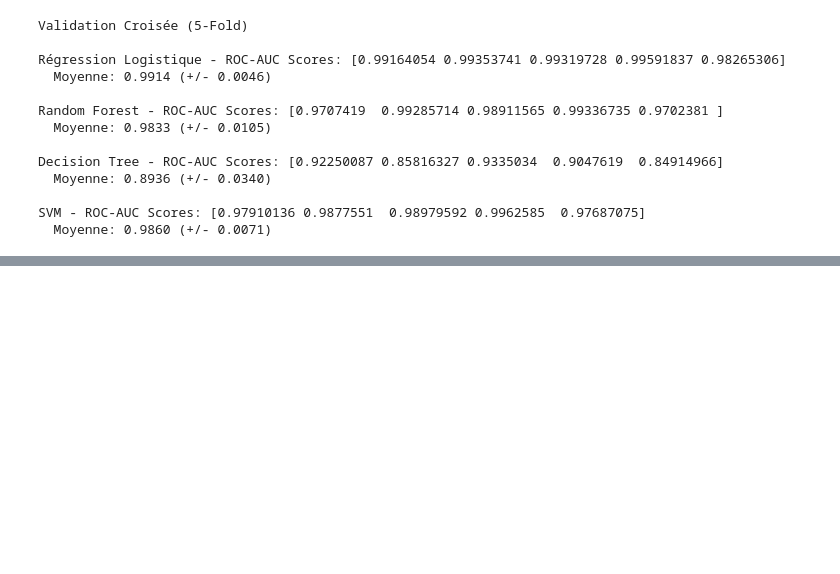
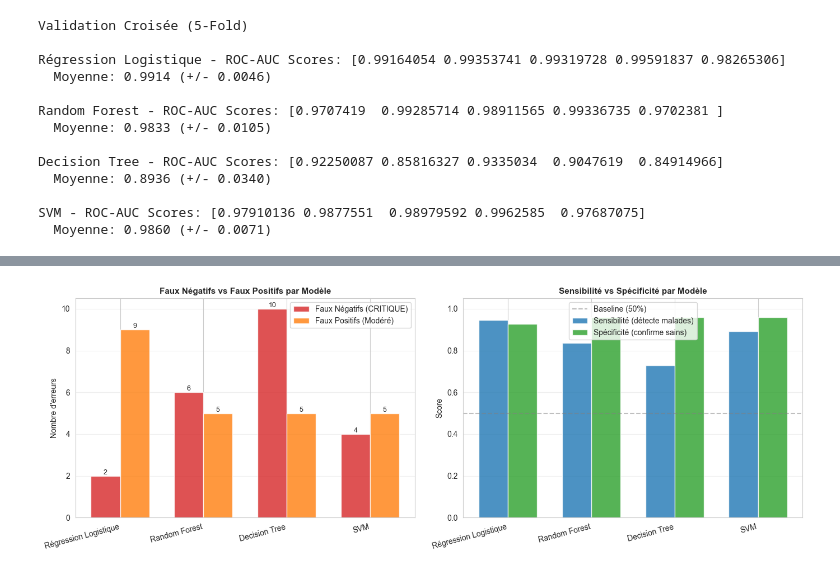
Before and after one commit to 18Nilsou/Modelisation_et_resolution_de_problemes_basees_sur_l_apprentissage_automatique, a Jupyter notebook: TP.ipynb, the cells around one changed output, grey strips where cells are left out. Cells and saved outputs as stored; diff of their text form; code cells hidden in the pictures; blank space fills up the shorter version.

```diff
--- a/TP.ipynb
+++ b/TP.ipynb
@@ -625,0 +811,89 @@ SVM - ROC-AUC Scores: [0.97910136 0.9877551  0.98979592 0.9962585  0.97687075]
+# %%
+# Extraction des composants des matrices de confusion pour tous les modèles
+def extract_cm_components(cm):
+    tn, fp, fn, tp = cm.ravel()
+    return {'TN': tn, 'FP': fp, 'FN': fn, 'TP': tp}
+
+cm_dict = {
+    'Régression Logistique': extract_cm_components(cm_lr),
+    'Random Forest': extract_cm_components(cm_rf),
+    'Decision Tree': extract_cm_components(cm_dt),
+    'SVM': extract_cm_components(cm_svm)
+}
+
+# Tableau comparatif détaillé
+print("\n" + "=" * 100)
+print("TABLEAU COMPARATIF DES ERREURS PAR MODÈLE")
+print("=" * 100)
+
+error_comparison = pd.DataFrame({
+    'Modèle': list(cm_dict.keys()),
+    'TP': [cm_dict[m]['TP'] for m in cm_dict],
+    'TN': [cm_dict[m]['TN'] for m in cm_dict],
+    'FP': [cm_dict[m]['FP'] for m in cm_dict],
+    'FN': [cm_dict[m]['FN'] for m in cm_dict]
+})
+
+print(error_comparison.to_string(index=False))
+
+# Graphique: Comparaison des erreurs (FN vs FP)
+fig, axes = plt.subplots(1, 2, figsize=(14, 5))
+
+modeles = list(cm_dict.keys())
+fn_counts = [cm_dict[m]['FN'] for m in modeles]
+fp_counts = [cm_dict[m]['FP'] for m in modeles]
+
+x = np.arange(len(modeles))
+width = 0.35
+
+bars1 = axes[0].bar(x - width/2, fn_counts, width, label='Faux Négatifs (CRITIQUE)', color='#d62728', alpha=0.8)
+bars2 = axes[0].bar(x + width/2, fp_counts, width, label='Faux Positifs (Modéré)', color='#ff7f0e', alpha=0.8)
+
+axes[0].set_ylabel('Nombre d\'erreurs')
+axes[0].set_title('Faux Négatifs vs Faux Positifs par Modèle', fontweight='bold', fontsize=11)
+axes[0].set_xticks(x)
+axes[0].set_xticklabels(modeles, rotation=15, ha='right')
+axes[0].legend()
+axes[0].grid(axis='y', alpha=0.3)
+
+# Ajouter les valeurs sur les barres
+for bars in [bars1, bars2]:
+    for bar in bars:
+        height = bar.get_height()
+        axes[0].text(bar.get_x() + bar.get_width()/2., height,
+                    f'{int(height)}',
+                    ha='center', va='bottom', fontsize=9)
+
+# Graphique 2: Sensibilité vs Spécificité
+sensitivities = [sens_lr, sens_rf, sens_dt, sens_svm]
+specificities = [spec_lr, spec_rf, spec_dt, spec_svm]
+
+x = np.arange(len(modeles))
+width = 0.35
+
+axes[1].bar(x - width/2, sensitivities, width, label='Sensibilité (détecte malades)', color='#1f77b4', alpha=0.8)
+axes[1].bar(x + width/2, specificities, width, label='Spécificité (confirme sains)', color='#2ca02c', alpha=0.8)
+
+axes[1].set_ylabel('Score')
+axes[1].set_title('Sensibilité vs Spécificité par Modèle', fontweight='bold', fontsize=11)
+axes[1].set_xticks(x)
+axes[1].set_xticklabels(modeles, rotation=15, ha='right')
+axes[1].axhline(y=0.5, color='gray', linestyle='--', alpha=0.5, label='Baseline (50%)')
+axes[1].legend()
+axes[1].set_ylim([0, 1.05])
+axes[1].grid(axis='y', alpha=0.3)
+
+plt.tight_layout()
+plt.show()
+
+print("\n OBSERVATIONS CLÉS:")
+model_best_sensitivity = modeles[np.argmax(sensitivities)]
+model_best_specificity = modeles[np.argmax(specificities)]
+model_fewest_fn = modeles[np.argmin(fn_counts)]
+model_fewest_fp = modeles[np.argmin(fp_counts)]
+
+print(f"  Meilleure détection malades (Sensibilité): {model_best_sensitivity} ({max(sensitivities)*100:.1f}%)")
+print(f"  Meilleure confirmation sains (Spécificité): {model_best_specificity} ({max(specificities)*100:.1f}%)")
+print(f"  Moins de faux négatifs (risque min): {model_fewest_fn} ({min(fn_counts)} erreurs)")
+print(f"  Moins de faux positifs: {model_fewest_fp} ({min(fp_counts)} erreurs)")
+# %% [output]
@@ -625,0 +908 @@ SVM - ROC-AUC Scores: [0.97910136 0.9877551  0.98979592 0.9962585  0.97687075]
+[figure, added]
```
Also changed, not shown: parts of 10 cells of this notebook.
